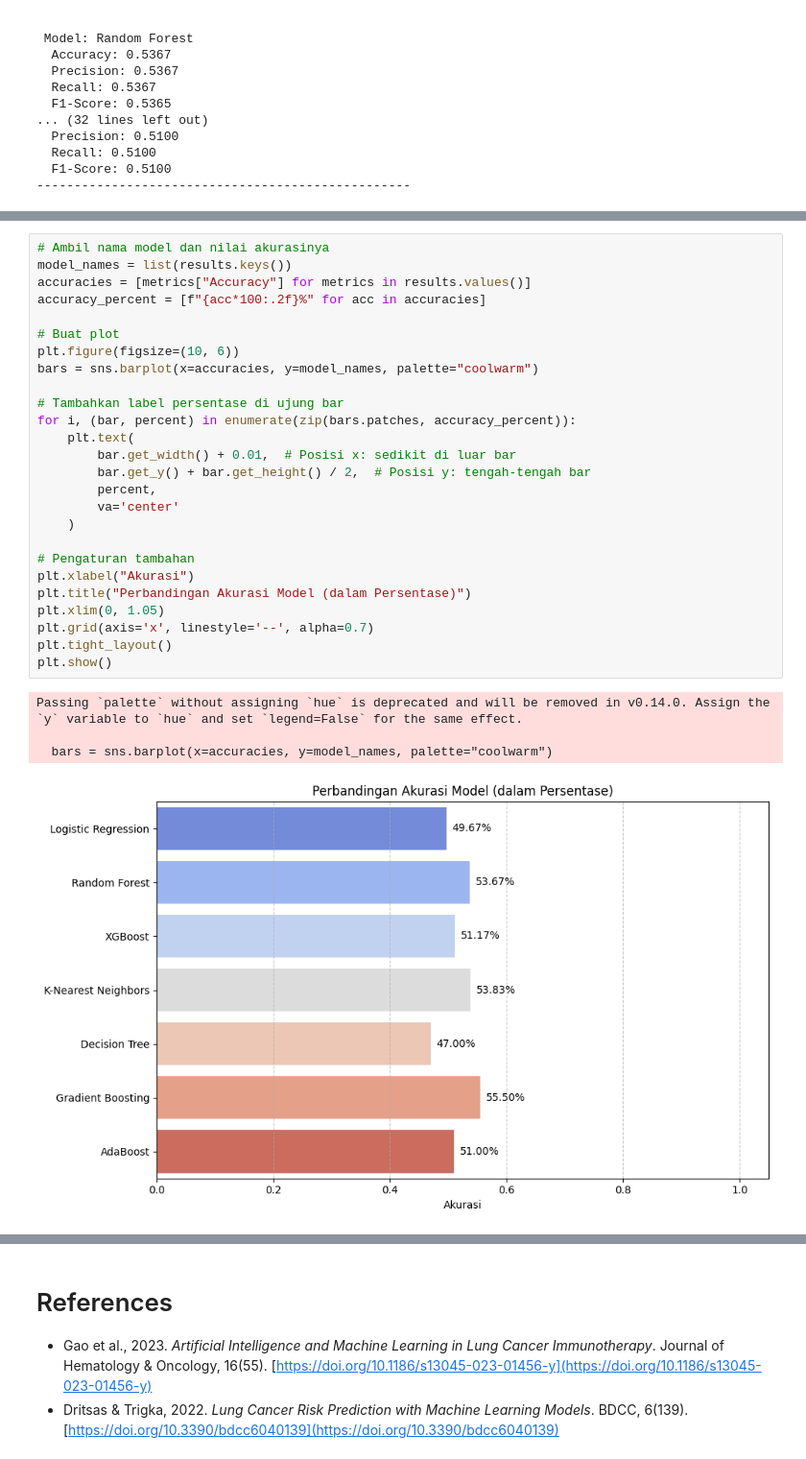
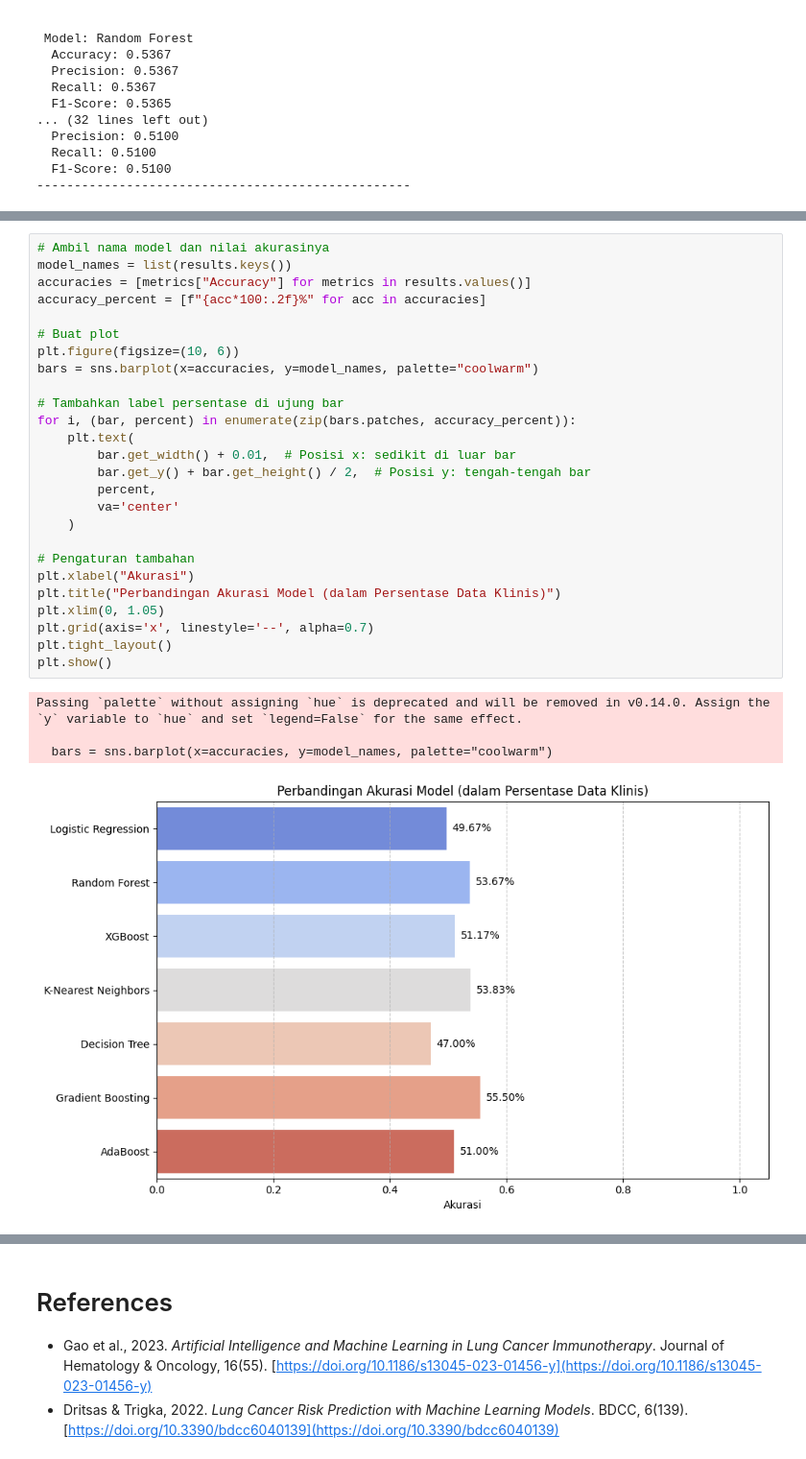
Before and after one commit to Davisulaiman/Predicitve_Analytics_Machine_Learning_Terapan_Dicoding, a Jupyter notebook: Predictive_Analysis.ipynb, the cells around one changed output, grey strips where cells are left out. Shown: that part at 96% size. Cells and saved outputs as stored; diff of their text form.

```diff
--- a/Predictive_Analysis.ipynb
+++ b/Predictive_Analysis.ipynb
@@ -675,31 +686,31 @@ plt.show()
 # %%
 # Ambil nama model dan nilai akurasinya
 model_names = list(results.keys())
 accuracies = [metrics["Accuracy"] for metrics in results.values()]
 accuracy_percent = [f"{acc*100:.2f}%" for acc in accuracies]
 
 # Buat plot
 plt.figure(figsize=(10, 6))
 bars = sns.barplot(x=accuracies, y=model_names, palette="coolwarm")
 
 # Tambahkan label persentase di ujung bar
 for i, (bar, percent) in enumerate(zip(bars.patches, accuracy_percent)):
     plt.text(
         bar.get_width() + 0.01,  # Posisi x: sedikit di luar bar
         bar.get_y() + bar.get_height() / 2,  # Posisi y: tengah-tengah bar
         percent,
         va='center'
     )
 
 # Pengaturan tambahan
 plt.xlabel("Akurasi")
-plt.title("Perbandingan Akurasi Model (dalam Persentase)")
+plt.title("Perbandingan Akurasi Model (dalam Persentase Data Klinis)")
 plt.xlim(0, 1.05)
 plt.grid(axis='x', linestyle='--', alpha=0.7)
 plt.tight_layout()
 plt.show()
 # %% [output]
 Passing `palette` without assigning `hue` is deprecated and will be removed in v0.14.0. Assign the `y` variable to `hue` and set `legend=False` for the same effect.
 
   bars = sns.barplot(x=accuracies, y=model_names, palette="coolwarm")
-[figure, old version]
+[figure, new version]
```
Also changed, not shown: parts of 15 cells of this notebook, 1 other file.
